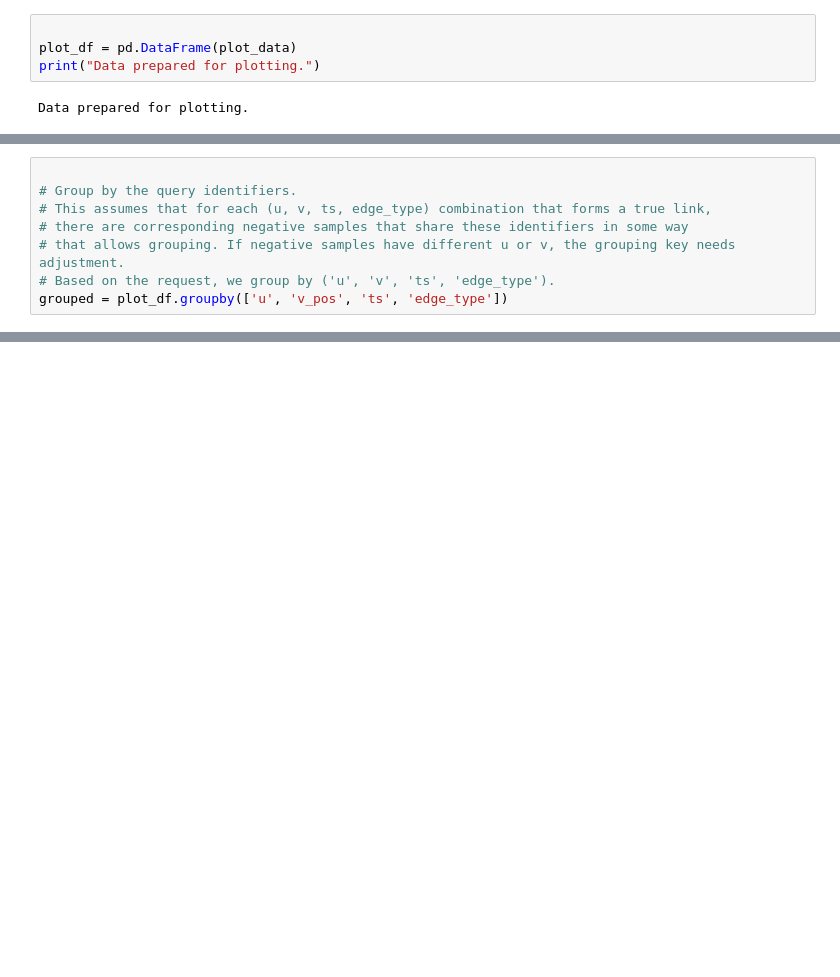
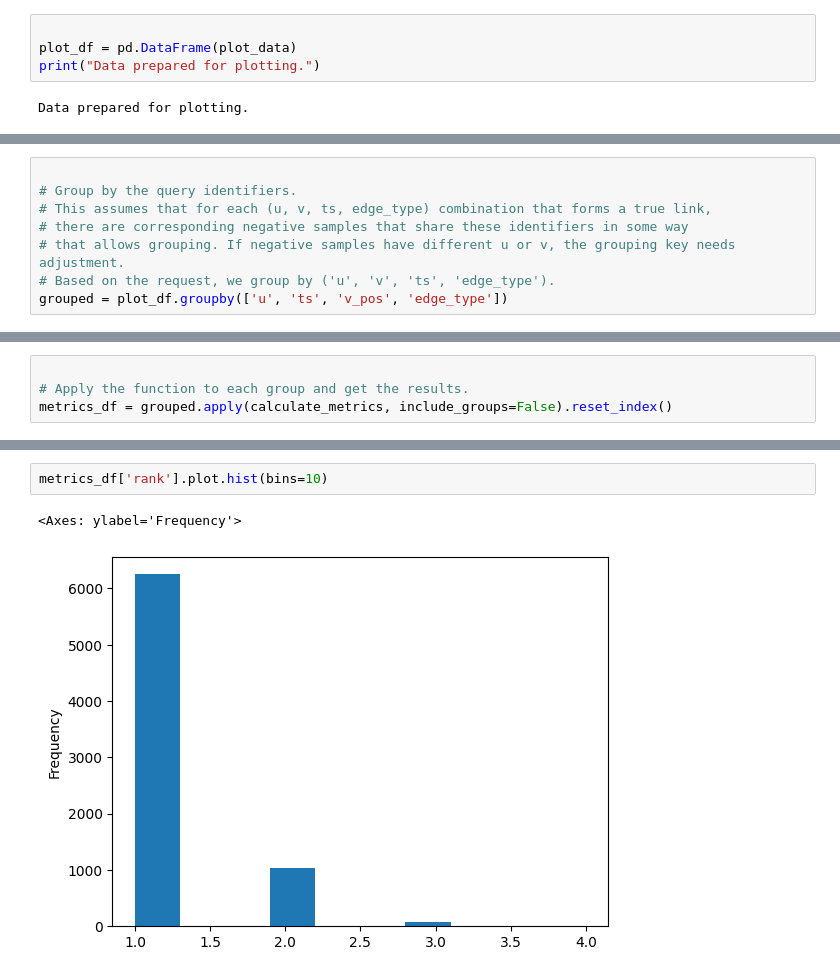
Before and after one commit to HaiDang2001VN/tkgc-art, a Jupyter notebook: v5/analyze.ipynb, the cells around one changed output, grey strips where cells are left out. Cells and saved outputs as stored; diff of their text form; blank space fills up the shorter version.

```diff
--- a/v5/analyze.ipynb
+++ b/v5/analyze.ipynb
@@ -256,4 +312,4 @@ def calculate_metrics(group):
 # there are corresponding negative samples that share these identifiers in some way
 # that allows grouping. If negative samples have different u or v, the grouping key needs adjustment.
 # Based on the request, we group by ('u', 'v', 'ts', 'edge_type').
-grouped = plot_df.groupby(['u', 'v_pos', 'ts', 'edge_type'])
+grouped = plot_df.groupby(['u', 'ts', 'v_pos', 'edge_type'])
@@ -317,0 +316,4 @@ metrics_df.groupby('rank').count()
+# %%
+
+# Apply the function to each group and get the results.
+metrics_df = grouped.apply(calculate_metrics, include_groups=False).reset_index()
@@ -317,0 +350,5 @@ metrics_df.groupby('rank').count()
+# %%
+metrics_df['rank'].plot.hist(bins=10)
+# %% [output]
+<Axes: ylabel='Frequency'>
+[figure, added]
```
Also changed, not shown: parts of 34 cells of this notebook.
